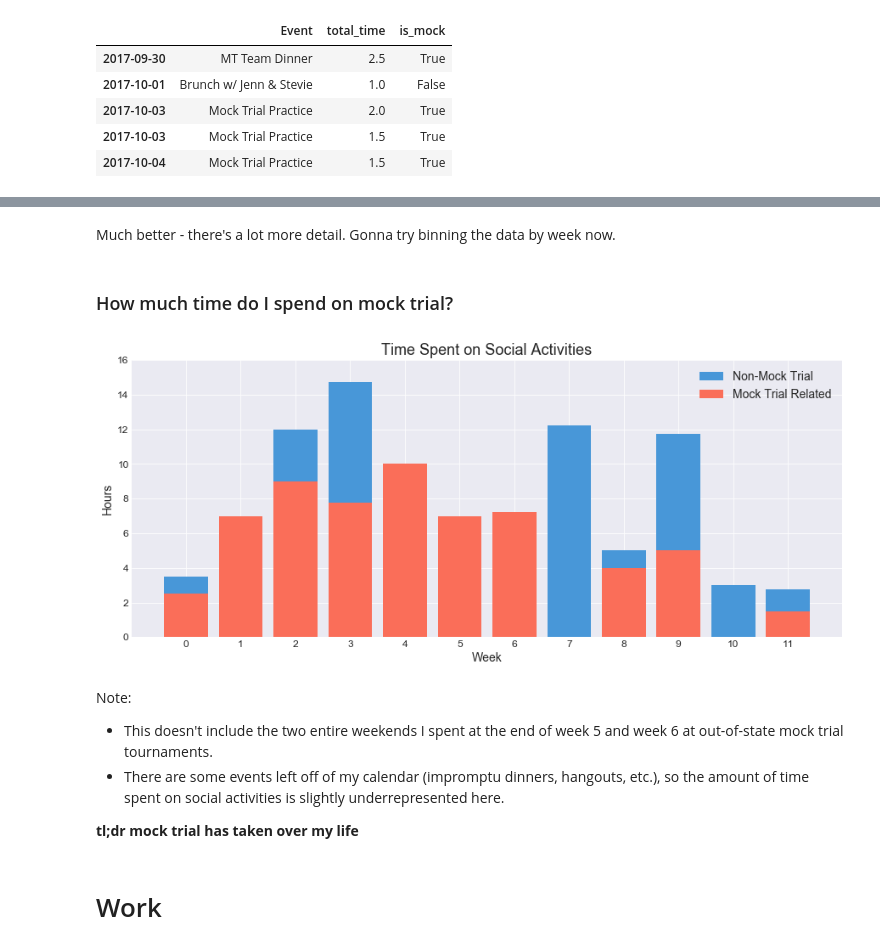
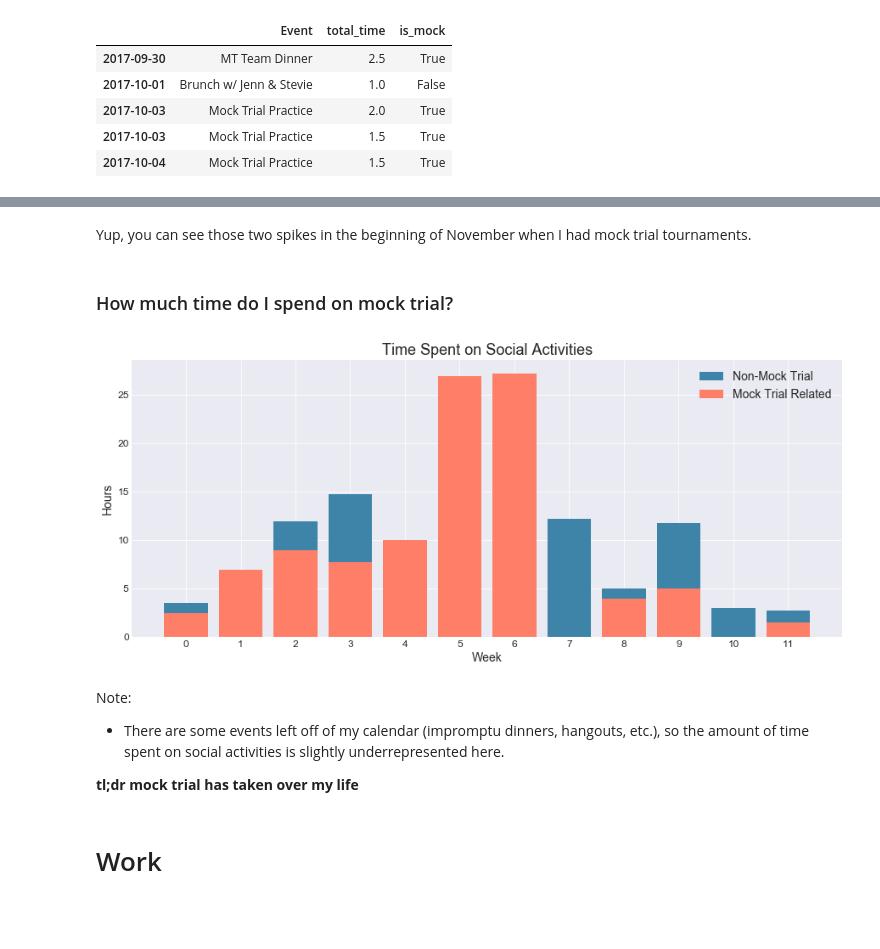
Before and after one commit to ashleyshine/ticktock, a Jupyter notebook: Tracking-Time.ipynb, the cells around one changed output, grey strips where cells are left out. Saved outputs shown, nothing was run; the diff lists cells and outputs as text; code cells hidden in the pictures; blank space fills up the shorter version.

```diff
--- a/Tracking-Time.ipynb
+++ b/Tracking-Time.ipynb
@@ -142,12 +142,7 @@ mpl.rcParams['ytick.labelsize'] = 12
 
 plt.style.use('seaborn-darkgrid')
 
-# because matplotlib's default colors drive me insane
-# inspiration from https://www.canva.com/learn/100-color-combinations/
-# stored as numpy arrays for easy subsetting later
-tropical_colors = np.array(["#4897D8", "#FFDB5C", "#FA6E59", "#F8A055"]) # 33. Fun & Tropical
-
-tropical_colors_2 = tropical_colors[[0,2,3]] # FILM TV 6A, MATH 131A, STATS 101A
+tropical_colors = ["#3D84A8", "#FF7E67", "#FFB400"]
 # %%
 def create_plot(figsize=(15,6), title="", xlabel="", ylabel=""):
     """
@@ -587 +591,3 @@ social_f17.head()
+# %%
+social_f17.loc[social_f17['Event'].str.contains("Tournament"), 'total_time'] = 20
 # %% [markdown]
@@ -619,29 +604,27 @@ plt.show()
-# %% [markdown]
-Much better - there's a lot more detail. Gonna try binning the data by week now.
+# %% [markdown]
+Yup, you can see those two spikes in the beginning of November when I had mock trial tournaments.
 # %%
-social_by_week = group_by_week(social_f17_norm, fall_2017_start, 'sum')
+social_by_week = group_by_week(social_f17, fall_2017_start, 'sum')
 # %% [markdown]
 ### How much time do I spend on mock trial?
 # %%
-mock_data = social_f17_norm[social_f17_norm['is_mock']]
+mock_data = social_f17[social_f17['is_mock']]
 mock_by_week = group_by_week(mock_data, fall_2017_start, "sum")
 # %%
 fig, ax = create_plot(title="Time Spent on Social Activities",
                       xlabel="Week", ylabel="Hours")
 
-ax.bar(social_by_week.index, social_by_week['total_time'], color=tropical_colors_2[0])
-ax.bar(mock_by_week.index, mock_by_week['total_time'], color=tropical_colors_2[1])
+ax.bar(social_by_week.index, social_by_week['total_time'], color=tropical_colors[0])
+ax.bar(mock_by_week.index, mock_by_week['total_time'], color=tropical_colors[1])
 
 ax.legend(["Non-Mock Trial", "Mock Trial Related"])
 ax.set_xticks(range(12))
-ax.set_ylim(0,16)
 
 plt.show()
 # %% [output]
-[figure, old version]
+[figure, new version]
 # %% [markdown]
 Note:
-- This doesn't include the two entire weekends I spent at the end of week 5 and week 6 at out-of-state mock trial tournaments.
 - There are some events left off of my calendar (impromptu dinners, hangouts, etc.), so the amount of time spent on social activities is slightly underrepresented here.
 
 **tl;dr mock trial has taken over my life**
```
Also changed, not shown: parts of 25 cells of this notebook.
